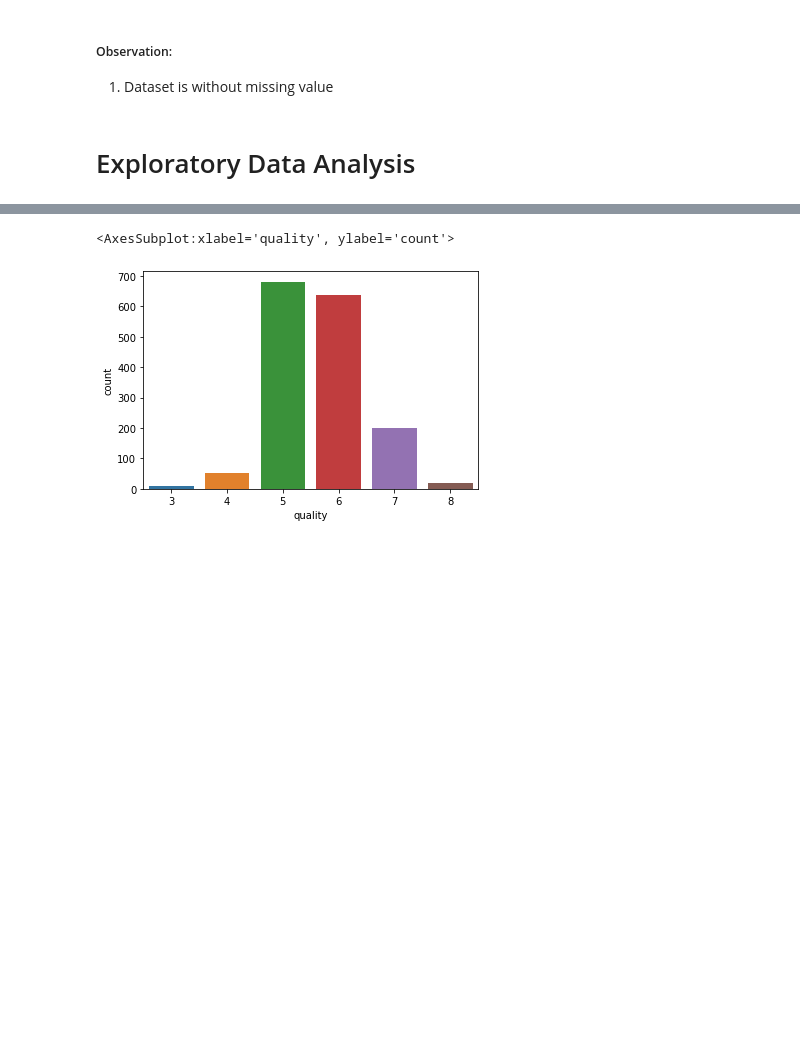
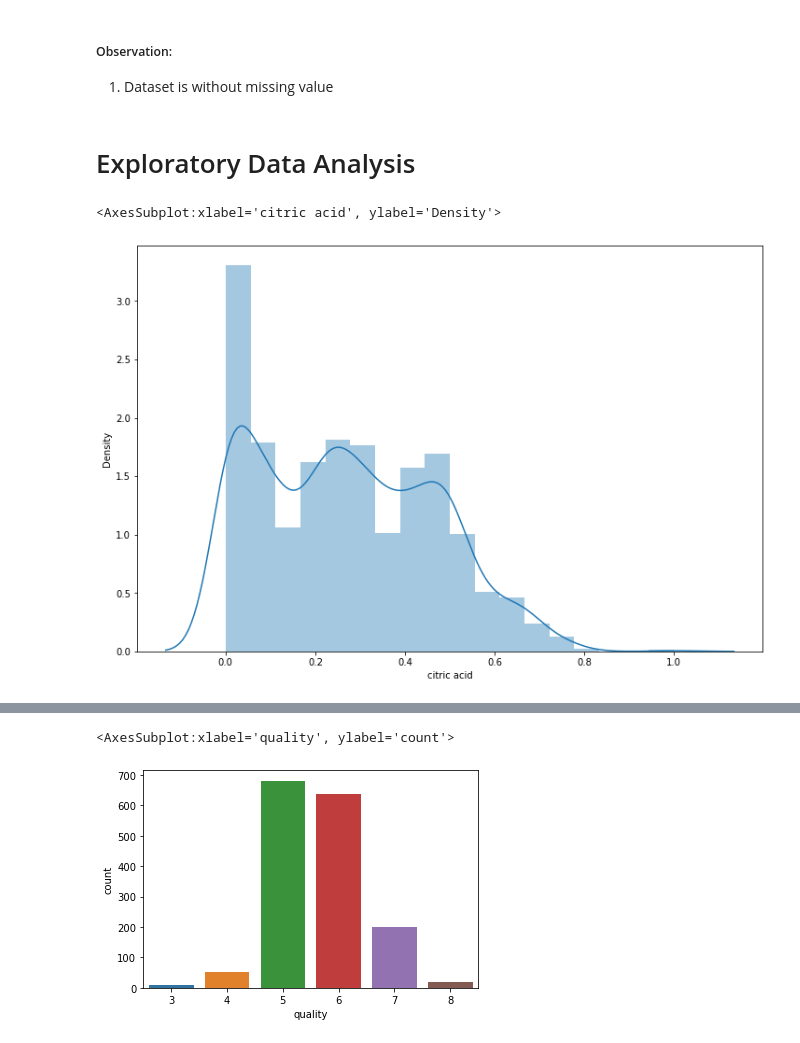
Before and after one commit to dhrey112/ML_Course_19-11-20, a Jupyter notebook: Project/19-11-2020 ML Course Nigeria Project 'name'.ipynb, the cells around one changed output, grey strips where cells are left out. Drawn from its saved outputs; the diff is of its cells as text; code cells hidden in the pictures; blank space fills up the shorter version.

```diff
--- a/Project/19-11-2020 ML Course Nigeria Project 'name'.ipynb
+++ b/Project/19-11-2020 ML Course Nigeria Project 'name'.ipynb
@@ -96,3 +96,11 @@ dtype: int64
 1. Dataset is without missing value
 # %% [markdown]
 # Exploratory Data Analysis
+# %%
+# Example EDA (distplot)
+
+plt.figure(figsize=(12, 8))
+sns.distplot(data["citric acid"])
+# %% [output]
+<AxesSubplot:xlabel='citric acid', ylabel='Density'>
+[figure, added]
```
Also changed, not shown: parts of 9 cells of this notebook, 3 other files.
